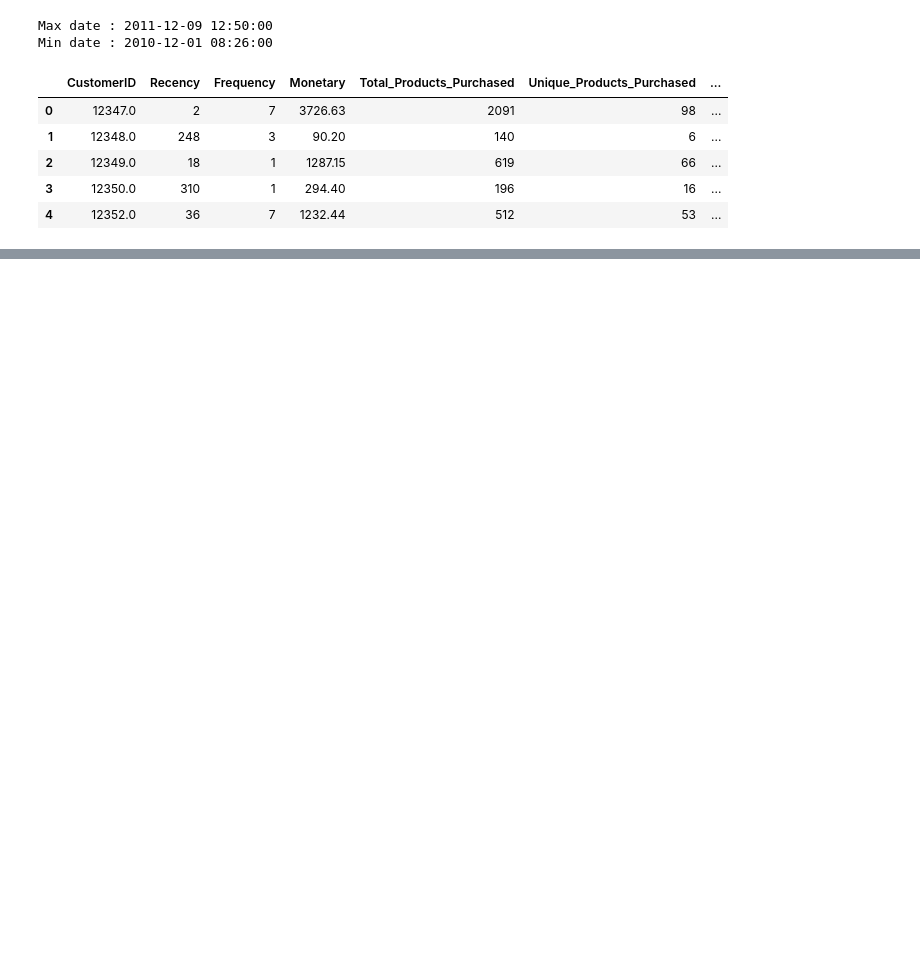
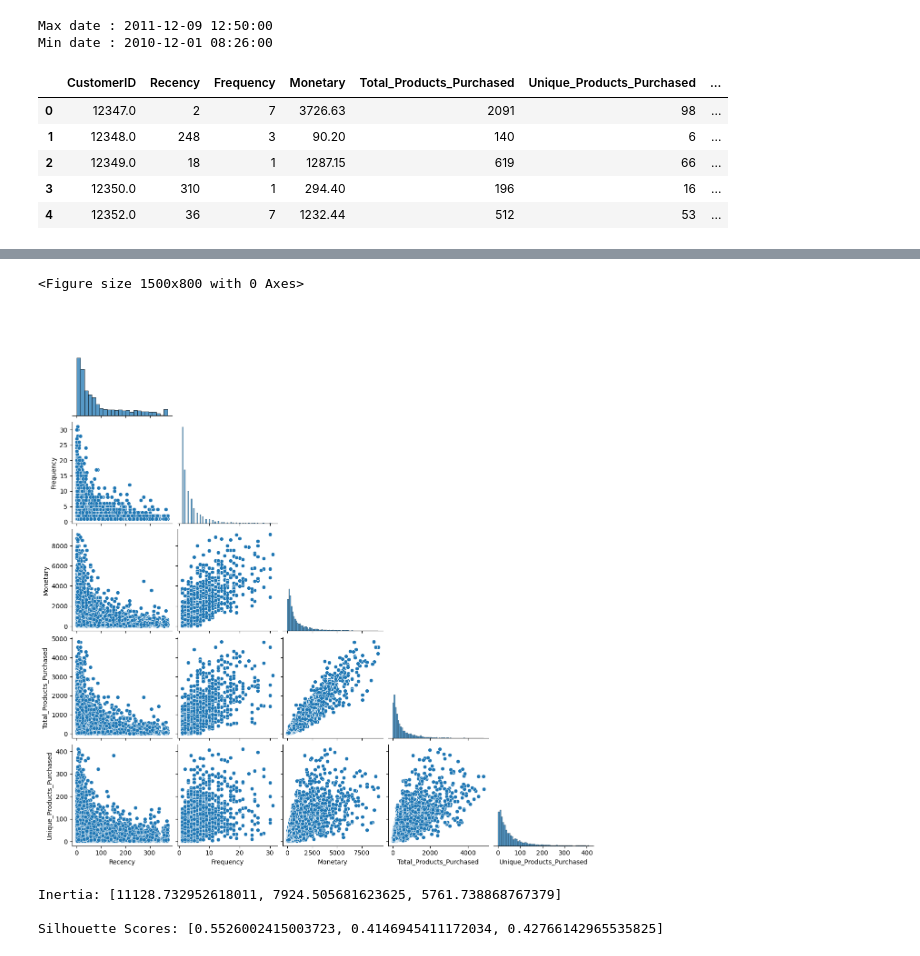
Before and after one commit to abdelrhman-mahmoud/Electropi, a Jupyter notebook: Customer_segmentation/customer_segmentation.ipynb, the cells around one changed output, grey strips where cells are left out. Cells and saved outputs as stored; diff of their text form; code cells hidden in the pictures; blank space fills up the shorter version.

```diff
--- a/Customer_segmentation/customer_segmentation.ipynb
+++ b/Customer_segmentation/customer_segmentation.ipynb
@@ -138,18 +194,18 @@ Min date : 2010-12-01 08:26:00
 # %%
 Latest_Date = dt.datetime(2011,12,10)
 
-RFM = df.groupby('CustomerID').agg({'InvoiceDate': lambda x: (Latest_Date - x.max()).days,
+customer_data = df.groupby('CustomerID').agg({'InvoiceDate': lambda x: (Latest_Date - x.max()).days,
                                                  'InvoiceNo': lambda x: x.nunique(),
                                                  "Total_spend": lambda x: x.sum(),
                                                 'Quantity':lambda x :x.sum(),
                                                 'StockCode':lambda x: x.nunique(),
-                                                'Description': lambda x:x
+                                                'Description': lambda x:x.mode()[0]
                                    })
 
-RFM['InvoiceDate'] = RFM['InvoiceDate'].astype(int)
+customer_data['InvoiceDate'] = customer_data['InvoiceDate'].astype(int)
 
 #Renaming column names to Recency, Frequency and Monetary
-RFM.rename(columns={'InvoiceDate': 'Recency',
+customer_data.rename(columns={'InvoiceDate': 'Recency',
                          'InvoiceNo': 'Frequency',
                          'Total_spend': 'Monetary' ,
                         'Quantity':'Total_Products_Purchased',
@@ -157,7 +213,7 @@ RFM.rename(columns={'InvoiceDate': 'Recency',
                         'Description':'Popular_products'
                    }, inplace=True)
 
-RFM.reset_index().head()
+customer_data.reset_index().head()
 # %% [output]
 |  | CustomerID | Recency | Frequency | Monetary | Total_Products_Purchased | Unique_Products_Purchased | ... |
 | 0 | 12347.0 | 2 | 7 | 3726.63 | 2091 | 98 | ... |
@@ -179,0 +224,18 @@ RFM.head()
+# %%
+data = customer_data.drop(['Popular_products'],axis = 1)
+# %%
+# Create a DataFrame containing the selected attributes
+attributes = ['Monetary', 'Frequency', 'Recency','Total_Products_Purchased','Unique_Products_Purchased']
+data = data[attributes]
+
+# Create a box plot with Plotly
+fig = px.box(data, y=attributes, labels={'variable': 'Attributes', 'value': 'Range'},
+             title="Outliers Variable Distribution")
+fig.update_layout(
+    xaxis=dict(title="Attributes"),
+    yaxis=dict(title="Range"),
+    showlegend=False,
+    boxmode='group',  # Display box plots side by side
+    width=800, height=600
+)
+fig.show()
@@ -179,0 +244,6 @@ RFM.head()
+# %%
+for col in data.columns:
+    Q1 = data[col].quantile(0.05)
+    Q3 = data[col].quantile(0.95)
+    IQR = Q3 - Q1
+    data = data[(data[col] >= Q1 - 1.5*IQR) & (data[col]<= Q3 + 1.5*IQR)]
@@ -179,0 +262,7 @@ RFM.head()
+# %%
+plt.figure(figsize=(15,8))
+sns.pairplot(data, corner=True)
+plt.show()
+# %% [output]
+<Figure size 1500x800 with 0 Axes>
+[figure, added]
@@ -179,0 +274,21 @@ RFM.head()
+# %%
+n_clusters = range(2,12)
+inertia_errors = []
+silhouette_scores = []
+
+# Add `for` loop to train model and calculate inertia, silhouette score.
+
+for n in n_clusters:
+    model = KMeans(n, n_init = 100,init='k-means++',random_state=0)
+    model.fit(data_scaled)
+    inertia_errors.append(model.inertia_)
+    silhouette_scores.append(silhouette_score(data_scaled, model.labels_))
+
+
+print("Inertia:", inertia_errors[:3])
+print()
+print("Silhouette Scores:", silhouette_scores[:3])
+# %% [output]
+Inertia: [11128.732952618011, 7924.505681623625, 5761.738868767379]
+
+Silhouette Scores: [0.5526002415003723, 0.4146945411172034, 0.42766142965535825]
```
Also changed, not shown: parts of 35 cells of this notebook.
